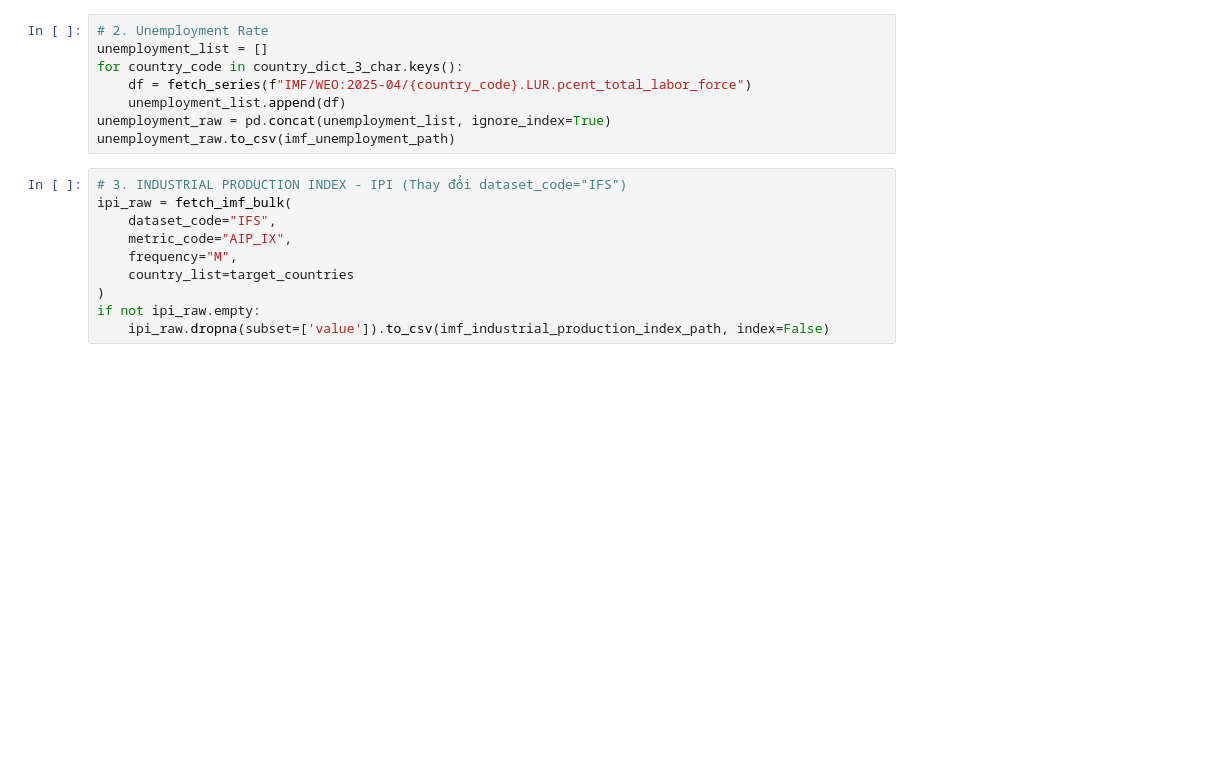
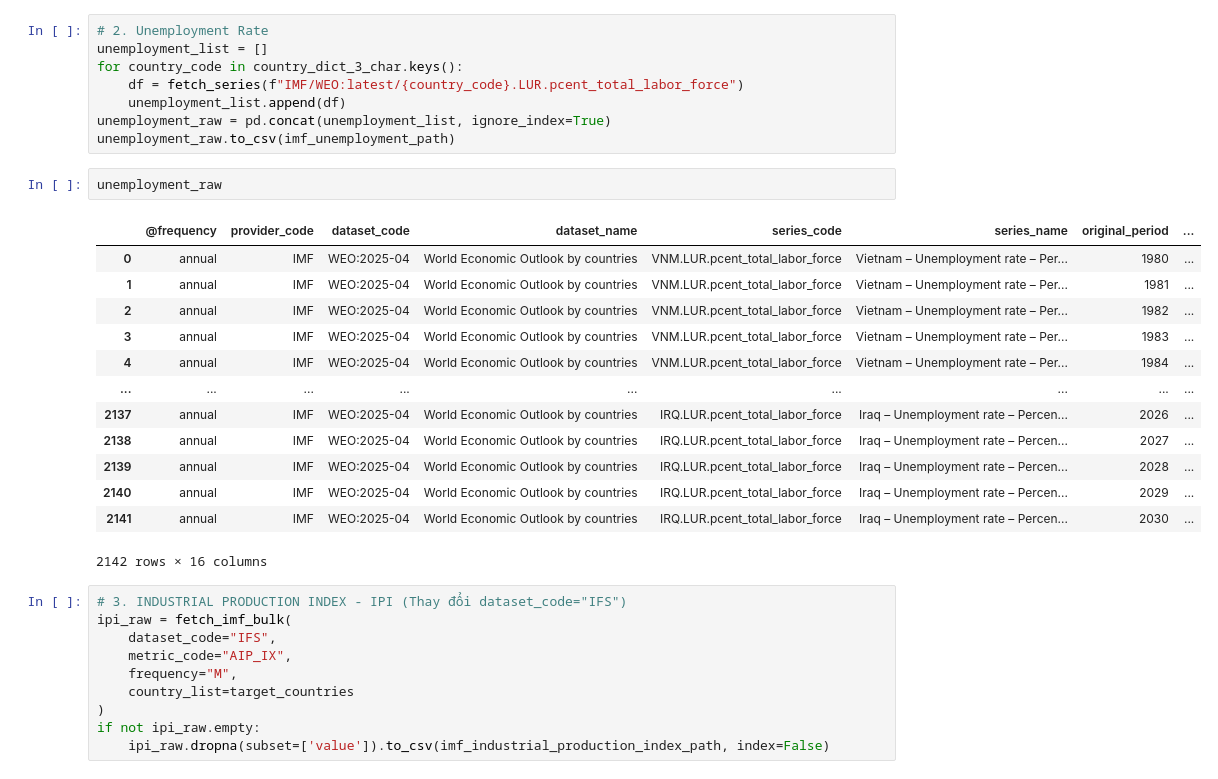
Before and after one commit to ngdinhhoang1205/Hormuz-Warfare-Impact-on-World-Economy-2026, a Jupyter notebook: source.ipynb, the cells around one changed output. Cells and saved outputs as stored; diff of their text form; blank space fills up the shorter version.

```diff
--- a/source.ipynb
+++ b/source.ipynb
@@ -37,10 +46,26 @@ Fetching Real GDP Growth Data...
 # 2. Unemployment Rate
 unemployment_list = []
 for country_code in country_dict_3_char.keys():
-    df = fetch_series(f"IMF/WEO:2025-04/{country_code}.LUR.pcent_total_labor_force")
+    df = fetch_series(f"IMF/WEO:latest/{country_code}.LUR.pcent_total_labor_force")
     unemployment_list.append(df)
 unemployment_raw = pd.concat(unemployment_list, ignore_index=True)
 unemployment_raw.to_csv(imf_unemployment_path)
+# %%
+unemployment_raw
+# %% [output]
+|  | @frequency | provider_code | dataset_code | dataset_name | series_code | series_name | original_period | ... |
+| 0 | annual | IMF | WEO:2025-04 | World Economic Outlook by countries | VNM.LUR.pcent_total_labor_force | Vietnam – Unemployment rate – Per... | 1980 | ... |
+| 1 | annual | IMF | WEO:2025-04 | World Economic Outlook by countries | VNM.LUR.pcent_total_labor_force | Vietnam – Unemployment rate – Per... | 1981 | ... |
+| 2 | annual | IMF | WEO:2025-04 | World Economic Outlook by countries | VNM.LUR.pcent_total_labor_force | Vietnam – Unemployment rate – Per... | 1982 | ... |
+| 3 | annual | IMF | WEO:2025-04 | World Economic Outlook by countries | VNM.LUR.pcent_total_labor_force | Vietnam – Unemployment rate – Per... | 1983 | ... |
+| 4 | annual | IMF | WEO:2025-04 | World Economic Outlook by countries | VNM.LUR.pcent_total_labor_force | Vietnam – Unemployment rate – Per... | 1984 | ... |
+| ... | ... | ... | ... | ... | ... | ... | ... | ... |
+| 2137 | annual | IMF | WEO:2025-04 | World Economic Outlook by countries | IRQ.LUR.pcent_total_labor_force | Iraq – Unemployment rate – Percen... | 2026 | ... |
+| 2138 | annual | IMF | WEO:2025-04 | World Economic Outlook by countries | IRQ.LUR.pcent_total_labor_force | Iraq – Unemployment rate – Percen... | 2027 | ... |
+| 2139 | annual | IMF | WEO:2025-04 | World Economic Outlook by countries | IRQ.LUR.pcent_total_labor_force | Iraq – Unemployment rate – Percen... | 2028 | ... |
+| 2140 | annual | IMF | WEO:2025-04 | World Economic Outlook by countries | IRQ.LUR.pcent_total_labor_force | Iraq – Unemployment rate – Percen... | 2029 | ... |
+| 2141 | annual | IMF | WEO:2025-04 | World Economic Outlook by countries | IRQ.LUR.pcent_total_labor_force | Iraq – Unemployment rate – Percen... | 2030 | ... |
+2142 rows × 16 columns
 # %%
 # 3. INDUSTRIAL PRODUCTION INDEX - IPI (Thay đổi dataset_code="IFS")
 ipi_raw = fetch_imf_bulk(
```
Also changed, not shown: parts of 8 cells of this notebook, 2 other files.
